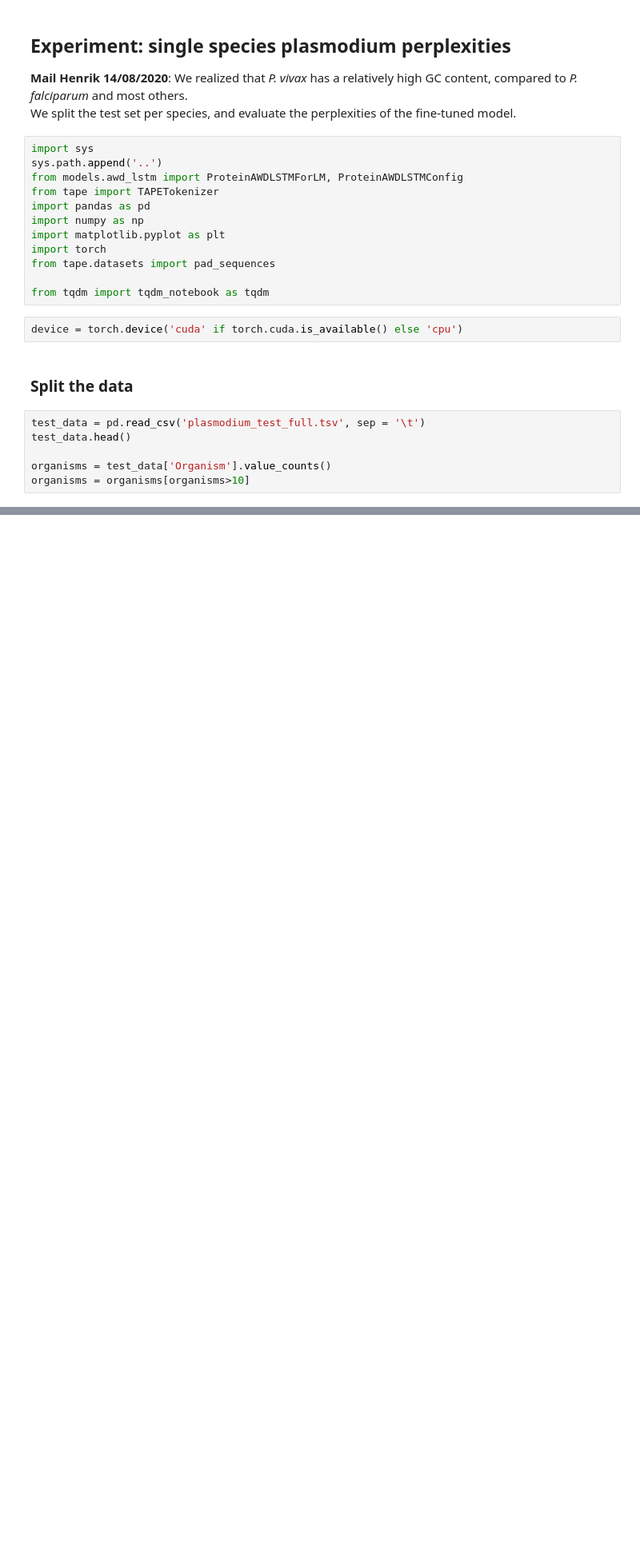
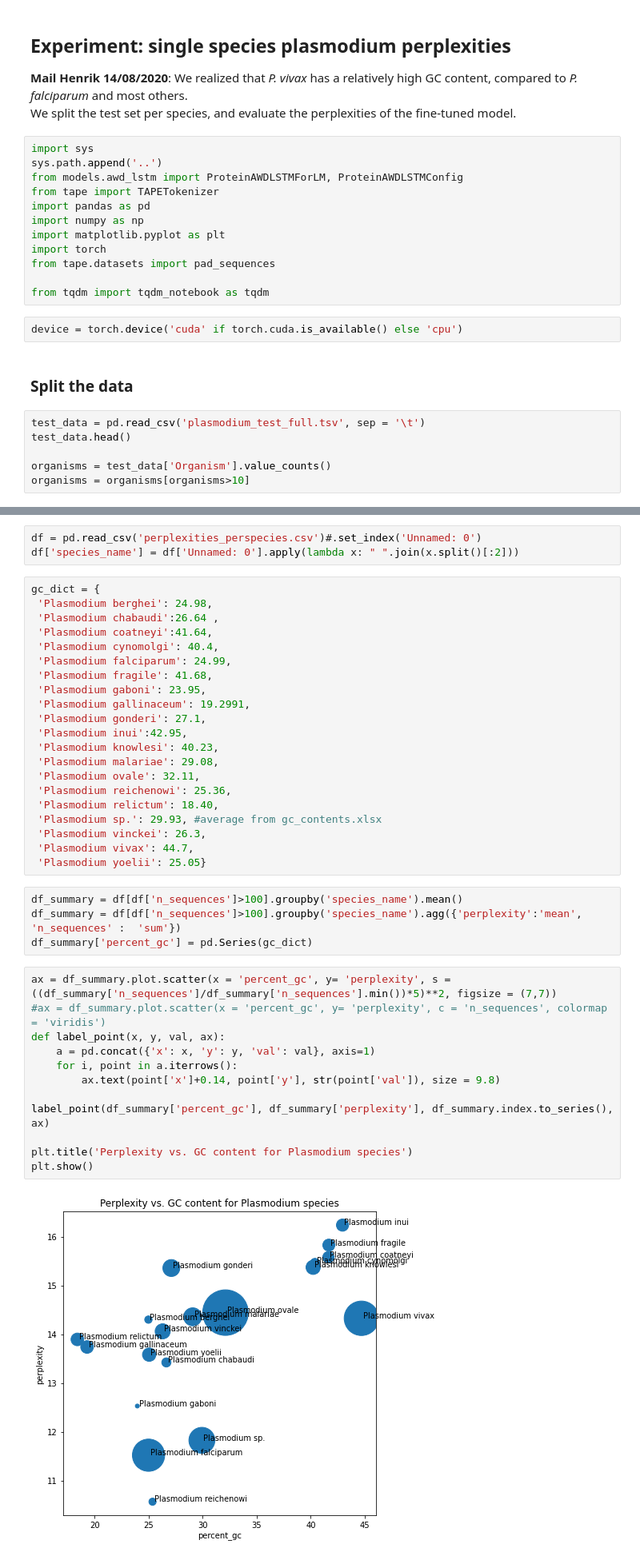
Before and after one commit to fteufel/master-thesis, a Jupyter notebook: perplexity_experiments/species_level_perplexities.ipynb, the cells around one changed output, grey strips where cells are left out. Shown at 80% size. Cells and saved outputs as stored; diff of their text form; blank space fills up the shorter version.

Commit message:
single-species perplexity experiment

```diff
--- a/perplexity_experiments/species_level_perplexities.ipynb
+++ b/perplexity_experiments/species_level_perplexities.ipynb
@@ -106,0 +30,42 @@ pd.DataFrame([pd.Series(testdict), pd.Series(lendict)], index = ['perplexity', '
+# %%
+df = pd.read_csv('perplexities_perspecies.csv')#.set_index('Unnamed: 0')
+df['species_name'] = df['Unnamed: 0'].apply(lambda x: " ".join(x.split()[:2]))
+# %%
+gc_dict = {
+ 'Plasmodium berghei': 24.98,
+ 'Plasmodium chabaudi':26.64 ,
+ 'Plasmodium coatneyi':41.64,
+ 'Plasmodium cynomolgi': 40.4,
+ 'Plasmodium falciparum': 24.99,
+ 'Plasmodium fragile': 41.68,
+ 'Plasmodium gaboni': 23.95,
+ 'Plasmodium gallinaceum': 19.2991,
+ 'Plasmodium gonderi': 27.1,
+ 'Plasmodium inui':42.95,
+ 'Plasmodium knowlesi': 40.23,
+ 'Plasmodium malariae': 29.08,
+ 'Plasmodium ovale': 32.11,
+ 'Plasmodium reichenowi': 25.36,
+ 'Plasmodium relictum': 18.40,
+ 'Plasmodium sp.': 29.93, #average from gc_contents.xlsx
+ 'Plasmodium vinckei': 26.3,
+ 'Plasmodium vivax': 44.7,
+ 'Plasmodium yoelii': 25.05}
+# %%
+df_summary = df[df['n_sequences']>100].groupby('species_name').mean()
+df_summary = df[df['n_sequences']>100].groupby('species_name').agg({'perplexity':'mean', 'n_sequences' :  'sum'})
+df_summary['percent_gc'] = pd.Series(gc_dict)
+# %%
+ax = df_summary.plot.scatter(x = 'percent_gc', y= 'perplexity', s = ((df_summary['n_sequences']/df_summary['n_sequences'].min())*5)**2, figsize = (7,7))
+#ax = df_summary.plot.scatter(x = 'percent_gc', y= 'perplexity', c = 'n_sequences', colormap = 'viridis')
+def label_point(x, y, val, ax):
+    a = pd.concat({'x': x, 'y': y, 'val': val}, axis=1)
+    for i, point in a.iterrows():
+        ax.text(point['x']+0.14, point['y'], str(point['val']), size = 9.8)
+
+label_point(df_summary['percent_gc'], df_summary['perplexity'], df_summary.index.to_series(), ax)
+
+plt.title('Perplexity vs. GC content for Plasmodium species')
+plt.show()
+# %% [output]
+[figure, added]
```
Also changed, not shown: parts of 13 cells of this notebook.
